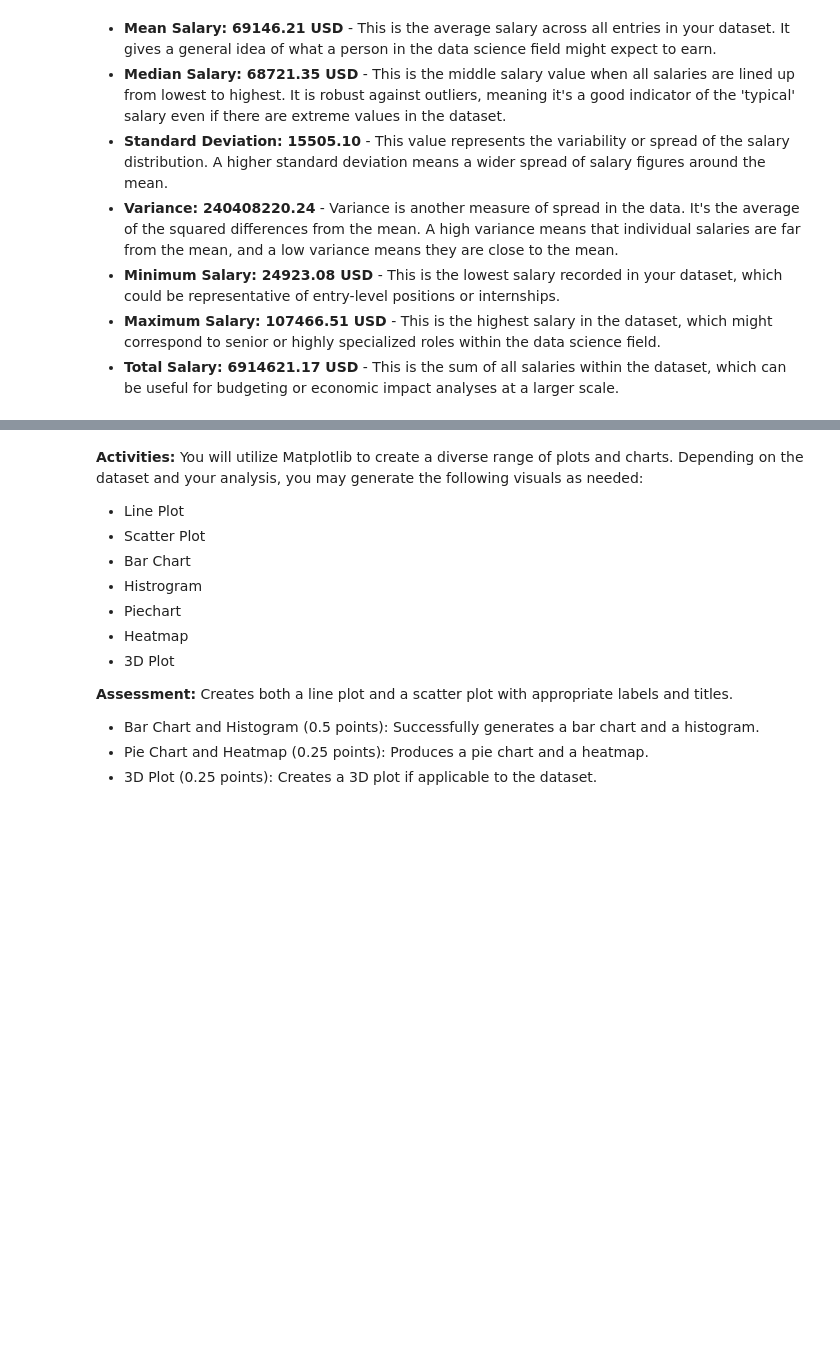
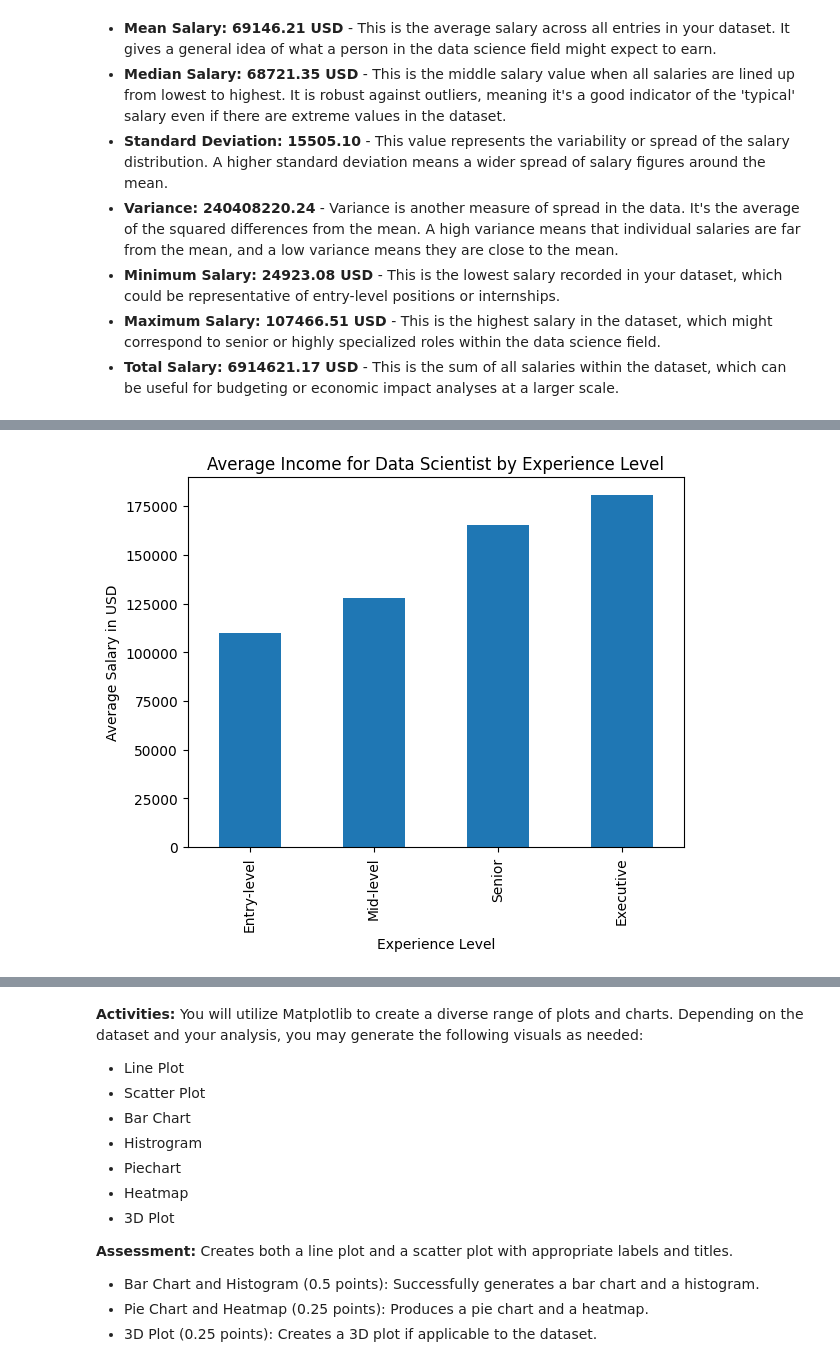
Before and after one commit to andylovecloud/Data, a Jupyter notebook: GroupHCDD.ipynb, the cells around one changed output, grey strips where cells are left out. Cells and saved outputs as stored; diff of their text form; code cells hidden in the pictures; blank space fills up the shorter version.

```diff
--- a/GroupHCDD.ipynb
+++ b/GroupHCDD.ipynb
@@ -725,0 +626,16 @@ print(std_values)
+# %%
+# 3.1 Visualize by Bar chart
+# Filter for 'Data Scientist' positions
+data_scientist_salaries = df_salary[df_salary['job_title'] == 'Data Scientist']
+
+# Group by experience level and calculate the mean salary
+income_by_experience = data_scientist_salaries.groupby('experience_level')['salary_in_usd'].mean()
+
+# Plot the result by using bar chart
+income_by_experience.plot(kind='bar')
+plt.xlabel('Experience Level')
+plt.ylabel('Average Salary in USD')
+plt.title('Average Income for Data Scientist by Experience Level')
+plt.show()
+# %% [output]
+[figure, added]
```
Also changed, not shown: parts of 26 cells of this notebook.
